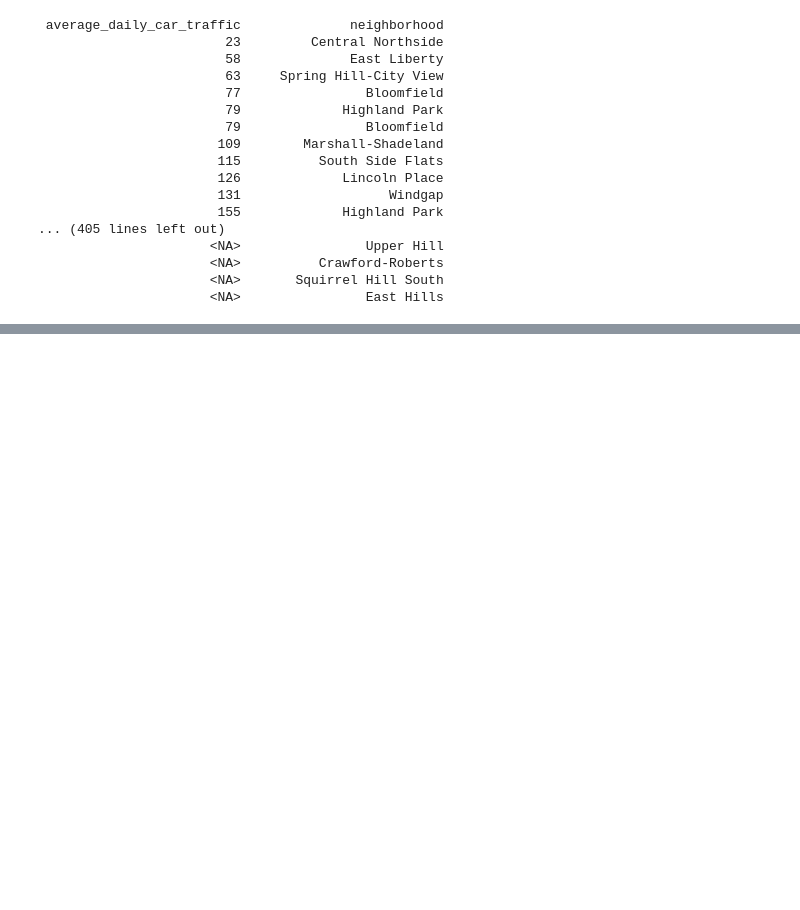
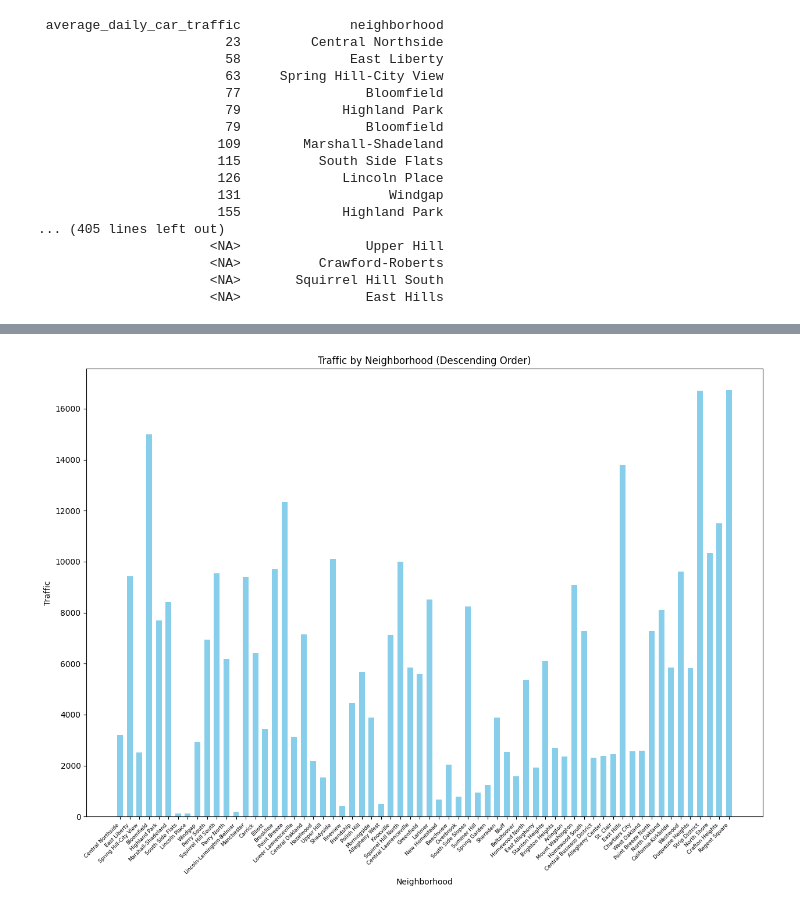
Before and after one commit to dantewarhola/Big-Ideas-in-Computing-and-Information-Group-38-Final-Project, a Jupyter notebook: dantewarhola/dante.ipynb, the cells around one changed output, grey strips where cells are left out. Drawn from its saved outputs; the diff is of its cells as text; code cells hidden in the pictures; blank space fills up the shorter version.

```diff
--- a/dantewarhola/dante.ipynb
+++ b/dantewarhola/dante.ipynb
@@ -36,0 +118,24 @@ print(df_sorted.to_string(index=False))
+# %%
+import pandas as pd
+
+import matplotlib.pyplot as plt
+
+df = pd.read_csv('formatted_traffic.csv')
+
+df_sorted_desc = df.sort_values(by='average_daily_car_traffic', ascending=True)
+
+# Creating a bar graph
+plt.figure(figsize=(15, 10))
+bar_width = 0.6
+plt.bar(df_sorted_desc['neighborhood'], df_sorted_desc['average_daily_car_traffic'], width = bar_width, color='skyblue')
+plt.xlabel('Neighborhood')
+plt.ylabel('Traffic')
+plt.title('Traffic by Neighborhood (Descending Order)')
+
+plt.xticks(fontsize=6.5)
+plt.xticks(rotation=45, ha='right')  # Rotate x-axis labels for better readabilityht_layout()
+
+# Show the plot
+plt.show()
+# %% [output]
+[figure, added]
```
Also changed, not shown: parts of 2 cells of this notebook, 2 other files.
